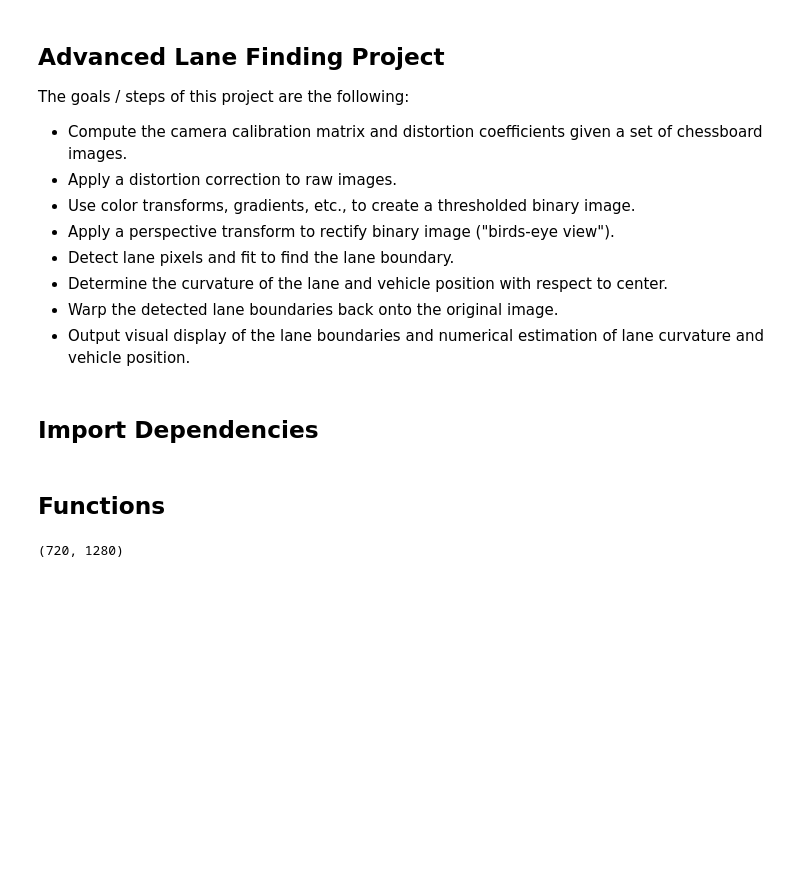
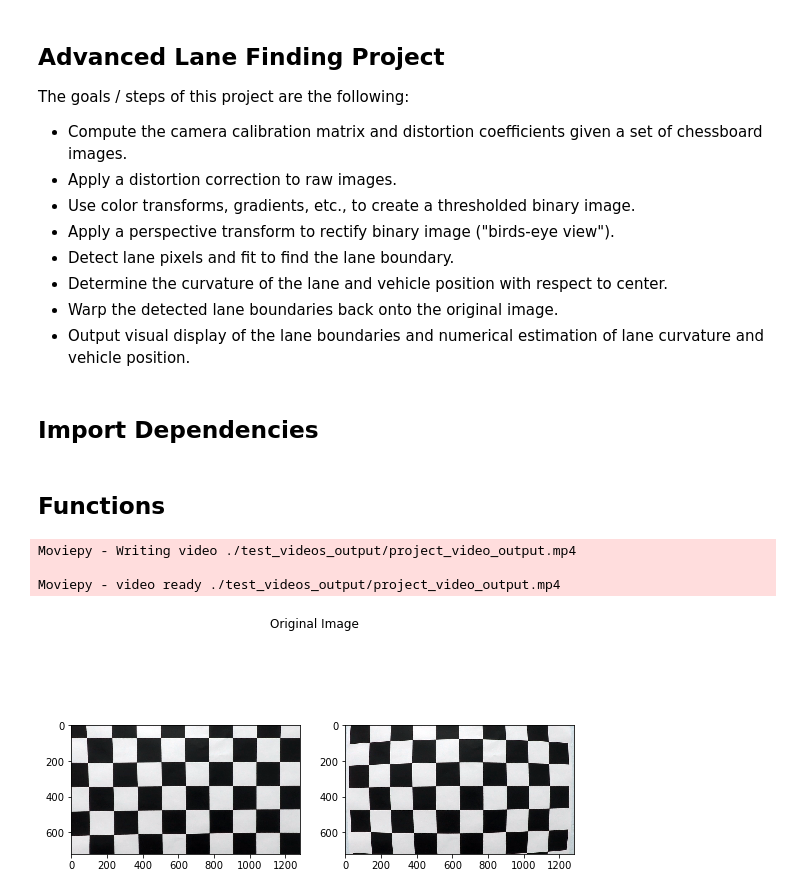
Before and after one commit to alamarche/CarND-Advanced-Lane-Lines, a Jupyter notebook: assignment.ipynb, the cells around one changed output. Cells and saved outputs as stored; diff of their text form; code cells hidden in the pictures; blank space fills up the shorter version.

Commit message:
Distortion correction fxnal, defined arch. Added function closure to generate handler for a given camera cal/dcoeff

```diff
--- a/assignment.ipynb
+++ b/assignment.ipynb
@@ -55,36 +55,95 @@ def calibrateCam(rootpath="./camera_cal/", nx=9, ny=6):
 
         # Read as grayscale and find corners using fxn params
         img = cv2.imread(path, flags=cv2.IMREAD_GRAYSCALE)
-        ok, corners = cv2.findChessboardCorners(img, (ny, nx), None)
+        ok, corners = cv2.findChessboardCorners(img, (nx, ny), None)
 
         # If corners are returned for a given image
         if ok == True:
             # Add list entry for located corners and unit matrix for each success
             imgPts.append(corners)
             objPts.append(objp)
 
         # Error checking to see if all of the calibration images are of similar resolution
         # Was originally a same-size check, but atleast one of the images is not the same size
         size = np.shape(img)
         if type(lastImgSize) is int:
             pass
         elif (lastImgSize[0] - size[0] > 50) | (lastImgSize[1] - size[1] > 50):
             raise Exception("Calibration images must all be of similar resolution")
 
         lastImgSize = size
 
     ok, camMat, distortCoeff, rotVec, transVec = cv2.calibrateCamera(objPts, imgPts, size[::-1], None, None)
 
     return ok, camMat, distortCoeff
 
 
-def imgProcRoutine(img, camMat, distortMat):
-    return
+def makeImgProcHandler(camMat, distortMat):
+    """makeImgProcHandler is a function closure that generates the function signature required by
+    VideoFileClip.fl_image() method [single parameter for image @ time t]. Generated function
+    performs all image processing for this assignment"""
+
+    def ImgProcHandler(img):
+        """See docstring for makeImgProcHandler - VideoFileClip.fl_image() method will supply RGB
+        image from video file as a numpy array"""
+
+        newimg = cv2.undistort(img, camMat, distortMat, None, camMat)
+        return newimg
+
+    return ImgProcHandler
+
+def vidProcRoutine(inputVidPath, outputVidPath, imageProcFunc):
+    """vidProcRoutine serves as a simple wrapper function that takes in inputVidPath,
+    and writes an altered video to outputVidPath using imageProcFunc"""
+
+    inputVid = VideoFileClip(inputVidPath, audio=False)
+    alteredClip = inputVid.fl_image(imageProcFunc)
+    alteredClip.write_videofile(outputVidPath)
+
+    return alteredClip
+
+def imageUndistortRoutine(inputFilePath, outputFilePath, imageProcFunc):
+    """Strictly used to satisfy deliverables for demonstrating image distortion correction"""
+
+    x = cv2.imread(inputFilePath)
+    y = imageProcFunc(x)
+    fig = plt.figure(figsize=(9,5))
+    fig.add_subplot(121)
+    plt.imshow(y)
+    fig.add_subplot(122)
+    plt.imshow(x)
+    plt.suptitle("Corrected Image <--- Original Image ")
+
+    plt.savefig(outputFilePath)
 
 def main():
     """Main routine"""
 
     # Calibrate the camera
     ok, camMat, distortMat = calibrateCam()
-    # cv2.undistort
-    return
+
+    # Generate image processing fxn compatible with moviepy's VideoClipFile object
+    imgHandler = makeImgProcHandler(camMat, distortMat)
+
+    # Process all test images in ./test_image directory per imgHandler pipeline and save to
+    # ./test_images_output/{fname}
+    path = "./test_images/"
+    for test_file in os.listdir(path):
+        img = mpimg.imread(path + test_file)
+        img = imgHandler(img) # Consider implementing a decorator for saving files at the end of random functions
+        mpimg.imsave("./output_images/" + test_file, img)
+
+    imageUndistortRoutine("./camera_cal/calibration1.jpg", "./output_images/calibration1.pdf", imgHandler)
+
+    # Execute video processing on test videos of interest
+    outputPath = "./test_videos_output/project_video_output.mp4"
+    inputPath = "./project_video.mp4"
+
+    alteredVid = vidProcRoutine(inputPath, outputPath, imgHandler)
+
+main()
+# %% [output]
+Moviepy - Writing video ./test_videos_output/project_video_output.mp4
+
+Moviepy - video ready ./test_videos_output/project_video_output.mp4
+[figure, added]
@@ -93,4 +149,0 @@ ok, camMat, distortCoeff, rotVec, transVec = cv2.calibrateCamera(objp, imgp, siz
-# %%
-size
-# %% [output]
-(720, 1280)
```
Also changed, not shown: parts of 2 cells of this notebook.
